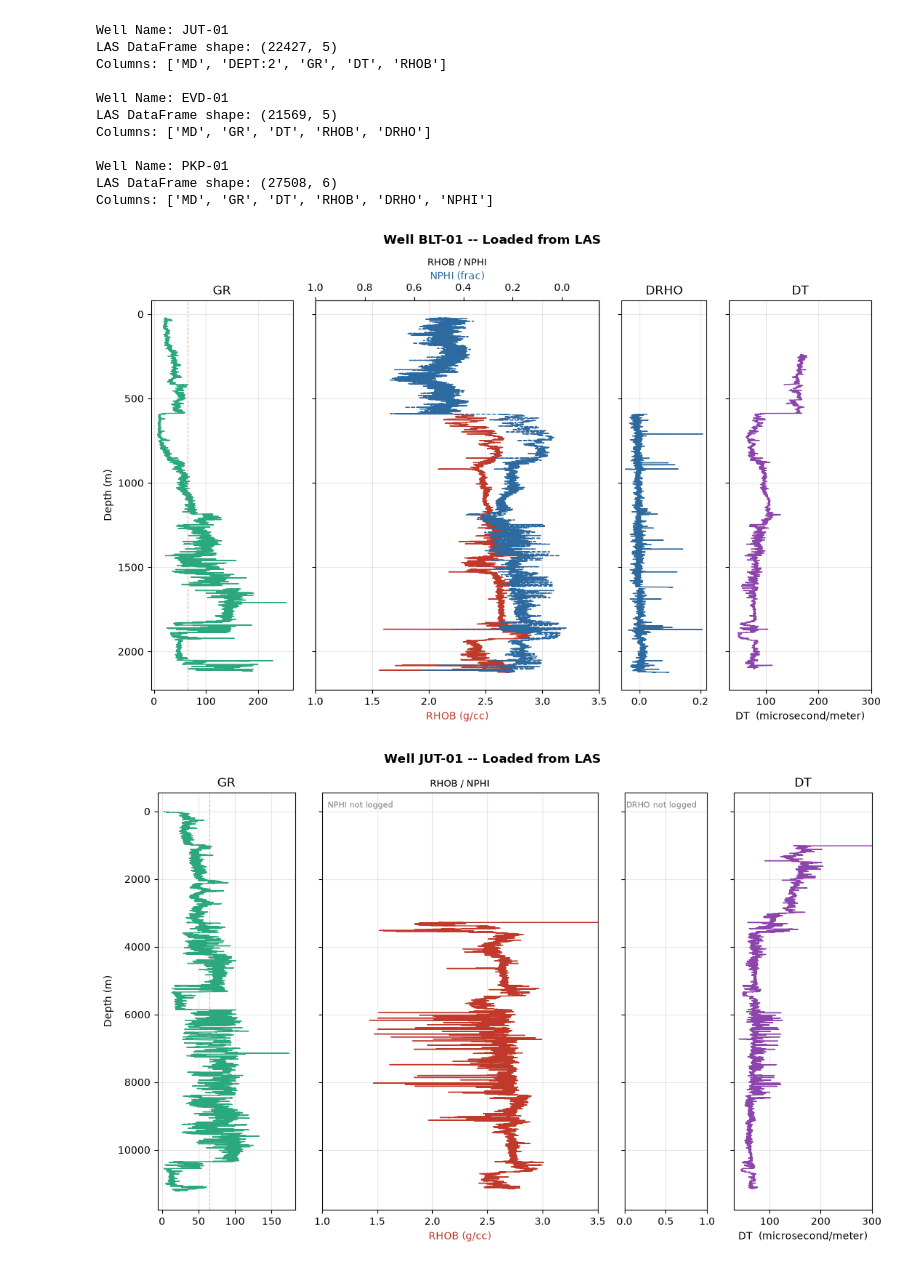
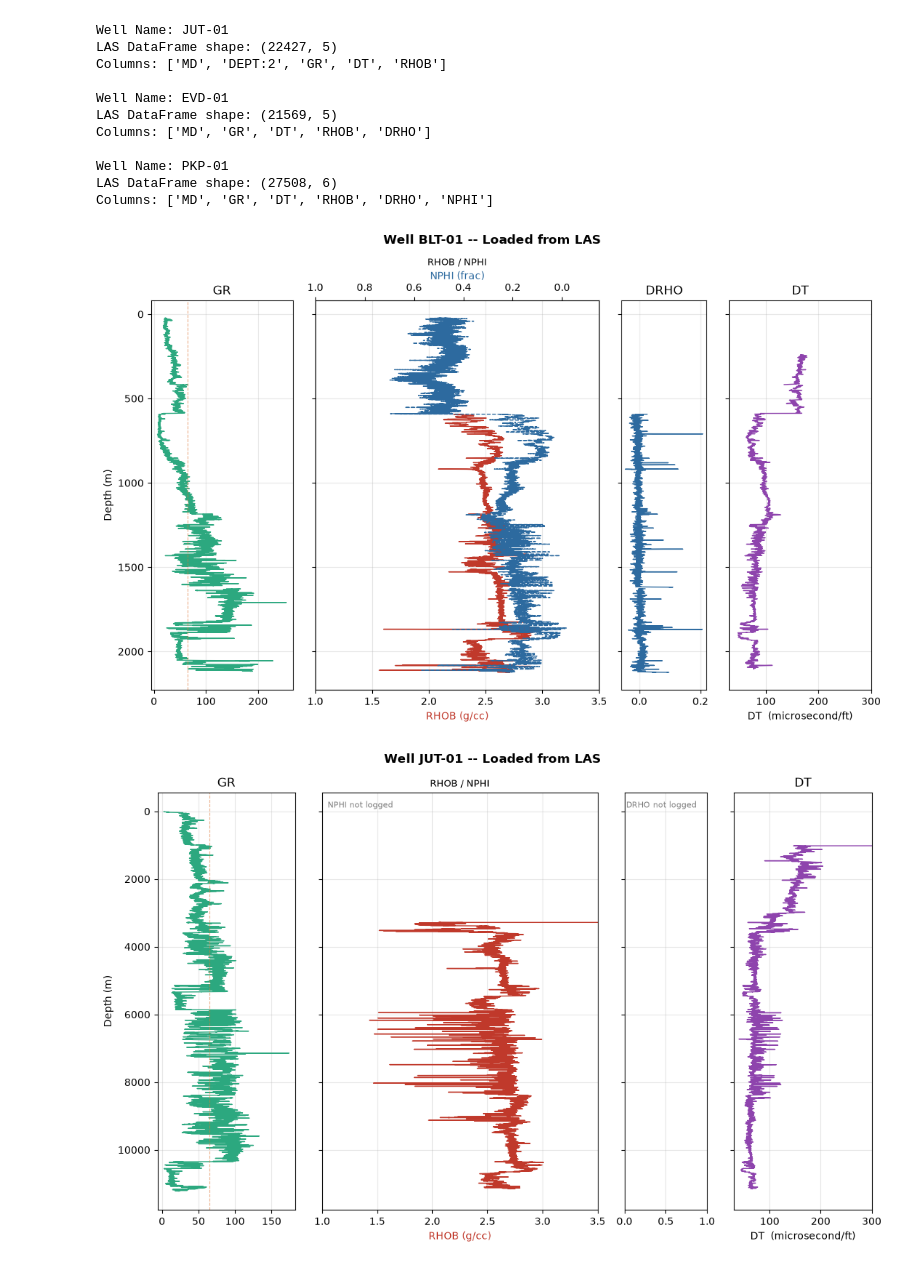
Before and after one commit to sadaraka-kadi/probable-eureka, a Jupyter notebook: notebooks/01_well_log_exploration.ipynb, the cells around one changed output. Drawn from its saved outputs; the diff is of its cells as text; code cells hidden in the pictures.

```diff
--- a/notebooks/01_well_log_exploration.ipynb
+++ b/notebooks/01_well_log_exploration.ipynb
@@ -70,33 +70,33 @@ for well in well_names:
 
     if "NPHI" in df_las_clean.columns:
         ax2b = ax2a.twiny()
         ax2b.plot(df_las_clean["NPHI"], df_las_clean["MD"], color="#2d6a9f", linewidth=1, linestyle="--", label="NPHI")
         ax2b.set_xlabel("NPHI (frac)", color="#2d6a9f")
     else:
         ax2a.text(0.02, 0.98, "NPHI not logged", transform=ax2a.transAxes, va="top", fontsize=8, color="gray")
     axes[1].set_title("RHOB / NPHI", fontsize=9)
     ax2a.set_xlim(1.0, 3.5)
     ax2b.set_xlim(1.0, -0.15)
 
     if "DRHO" in df_las_clean.columns:
         axes[2].plot(df_las_clean["DRHO"], df_las_clean["MD"], color="#2d6a9f", linewidth=1)
         axes[2].set_label("DRHO  (g/cc)")
         axes[2].set_title("DRHO")
     else:
         axes[2].text(0.02, 0.98, "DRHO not logged", transform=axes[2].transAxes, va="top", fontsize=8, color="gray")
 
     dt_col = "DT" if "DT" in df_las_clean.columns else ("DTC" if "DTC" in df_las_clean.columns else None)
 
     axes[3].plot(df_las_clean[dt_col], df_las_clean["MD"], color="#8e44ad", linewidth=1)
-    axes[3].set_xlabel("DT  (microsecond/meter)")
+    axes[3].set_xlabel("DT  (microsecond/ft)")
     axes[3].set_title("DT")
     axes[3].set_xlim(30, 300)
 
     for ax in axes:
         ax.grid(True, alpha=0.3)
 
     plt.tight_layout()
     plt.show()
 # %% [output]
-[figure, old version]
+[figure, new version]
-[figure, old version]
+[figure, new version]
```
Also changed, not shown: parts of 1 cell of this notebook.
